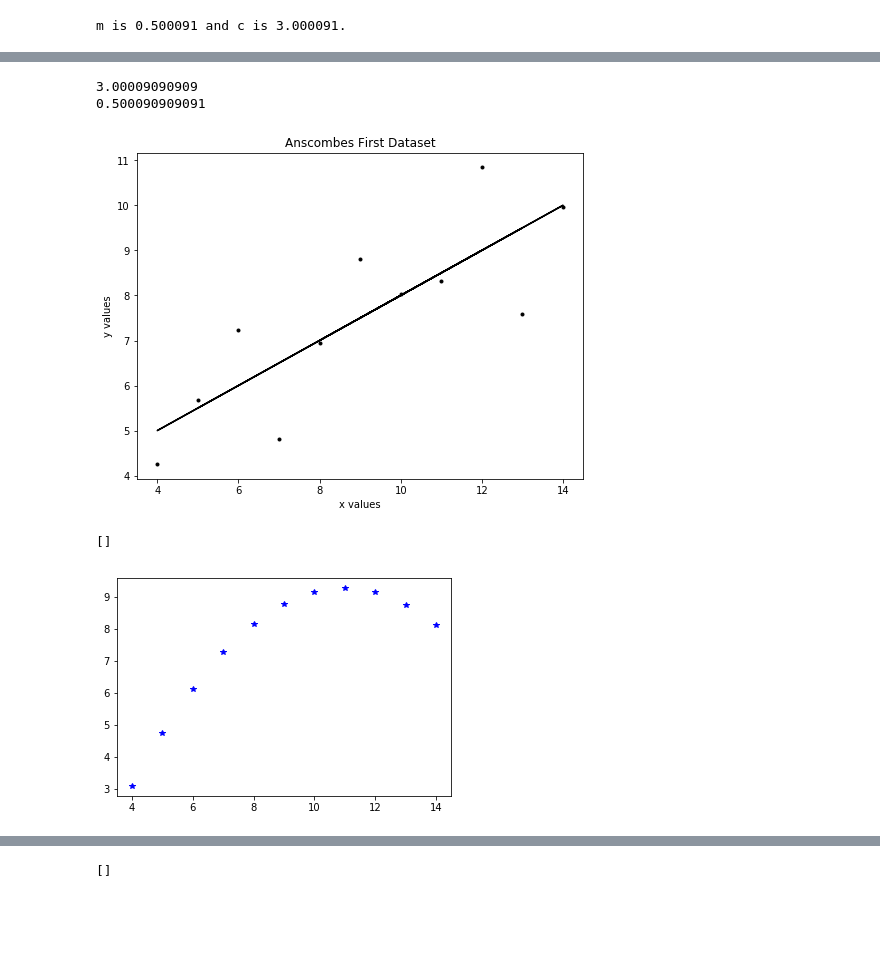
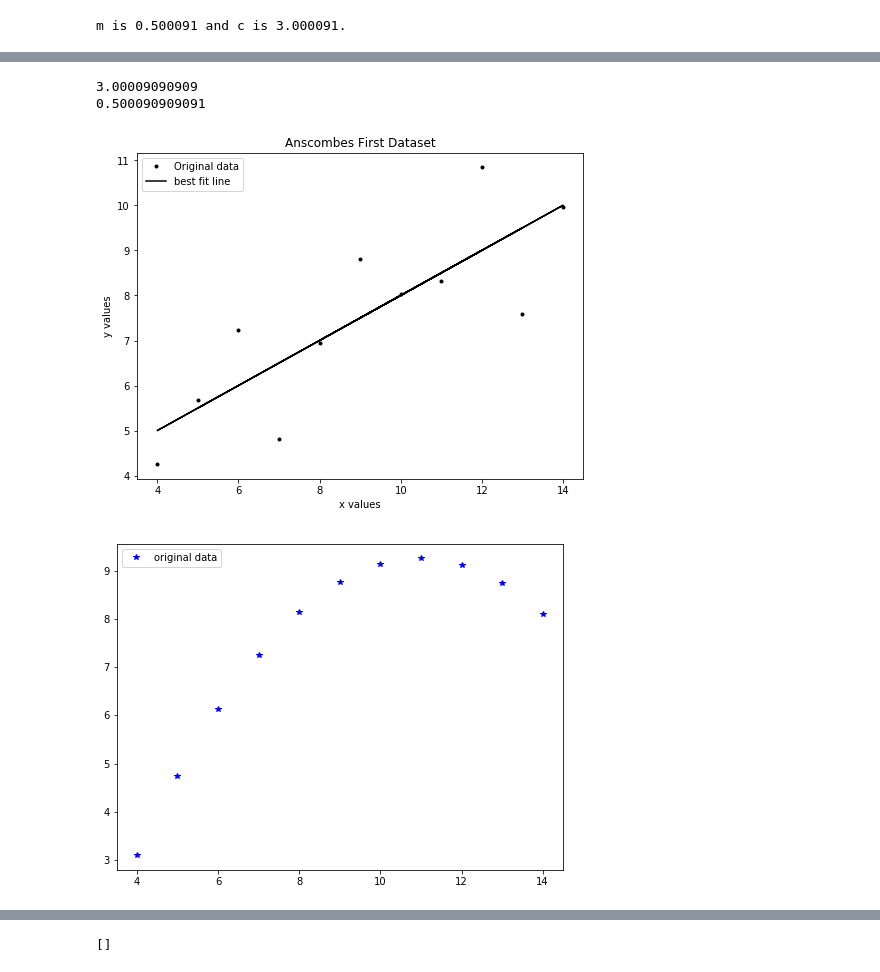
Before and after one commit to nualagallagher/fundamentals-of-data-analysis, a Jupyter notebook: fundamentals of data analysis assignment.ipynb, the cells around one changed output, grey strips where cells are left out. Drawn from its saved outputs; the diff is of its cells as text; code cells hidden in the pictures; blank space fills up the shorter version.

Commit message:
Add files via upload
Generated labels for the best fit line and original data.

```diff
--- a/fundamentals of data analysis assignment.ipynb
+++ b/fundamentals of data analysis assignment.ipynb
@@ -171,6 +193,7 @@ d
 #K generate black coloured data and . creates dots for marking the points in the graph.
 #plot x and y variables in a scatter plot
 plt.plot(w, d, 'k.', label='Original data')
+plt.legend()
 pylab.xlabel('x values')
 pylab.ylabel('y values')
 pylab.title('Anscombes First Dataset')
@@ -181,8 +204,9 @@ print(c)
 print(m)
 
 #print the best fit line
-z = np.polyval([m,c], x)
-plt.plot(w, z, 'k-')
+z = np.polyval([m,c], w)
+plt.plot(w, z, 'k-', label='best fit line')
+plt.legend()
 plt.show()
 
 
@@ -192,17 +216,18 @@ plt.show()
 # %% [output]
 3.00009090909
 0.500090909091
-[figure, old version]
+[figure, new version]
 # %%
 e = [10, 8, 13, 9, 11, 14, 6, 4, 12, 7, 5]
 f = [9.14, 8.14, 8.74, 8.77, 9.26, 8.1, 6.13, 3.1, 9.13, 7.26, 4.74]
 # %%
 #plot the scatter graph. B changes the colour to blue and * represents the marking.
-plt.plot(e, f,'b*')
-plt.plot()
+import matplotlib.pyplot as plt
+plt.plot(e, f,'b*',label='original data')
+plt.legend()
+plt.show()
 # %% [output]
-[]
-[figure, old version]
+[figure, new version]
 # %%
 #plot the scatter graph. R changes the colour to red and + represents the marking.
 plt.plot(e, f,'r+')
```
Also changed, not shown: parts of 9 cells of this notebook.
